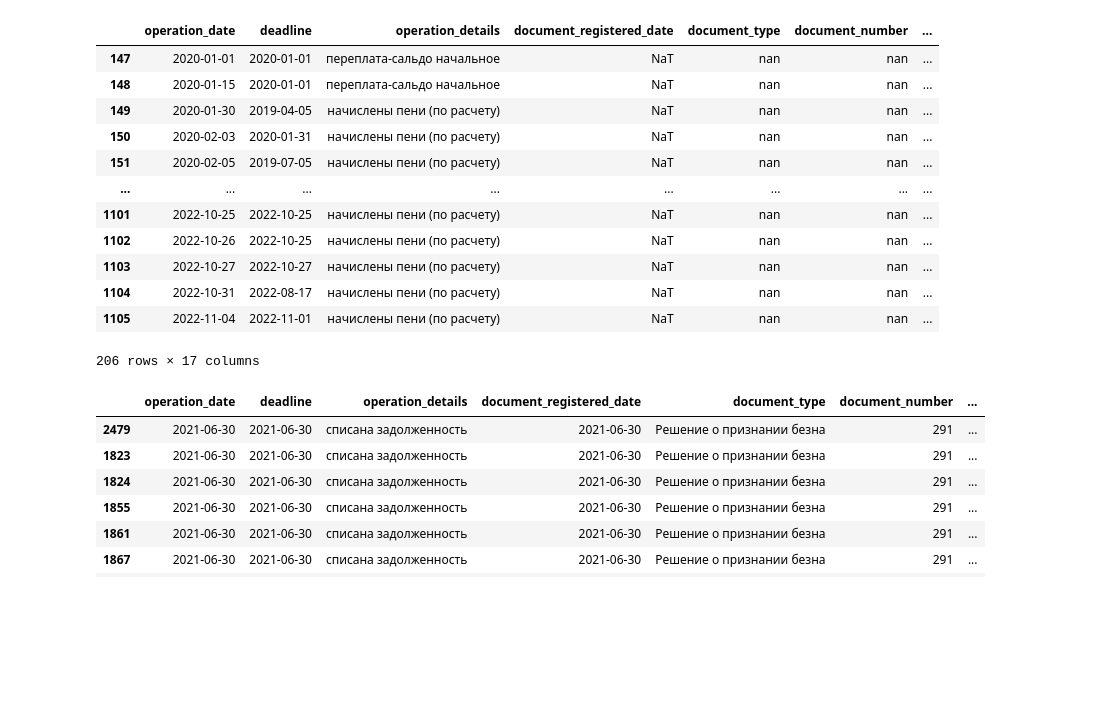
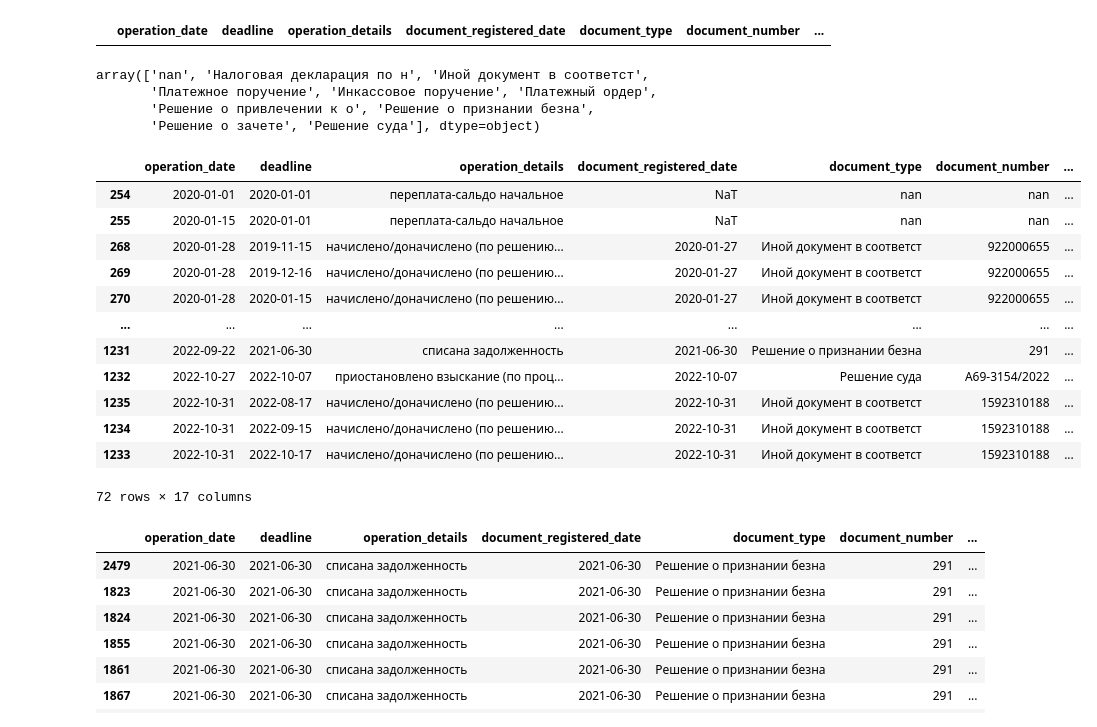
Before and after one commit to mxxlovescode/balanceTax, a Jupyter notebook: TaxBalance/mining.ipynb, the cells around one changed output. Cells and saved outputs as stored; diff of their text form; code cells hidden in the pictures; blank space fills up the shorter version.

```diff
--- a/TaxBalance/mining.ipynb
+++ b/TaxBalance/mining.ipynb
@@ -23,21 +24,34 @@ ufns_balance = taxbalance.UFNSTaxBalance.from_excel("data/Выписка опе
-# %%
-df = ufns_balance._tax_balance
+# %%
+ufns_balance.get_payments()
+# %% [output]
+|  | operation_date | deadline | operation_details | document_registered_date | document_type | document_number | ... |
+# %%
+df.document_type.unique()
+# %% [output]
+array(['nan', 'Налоговая декларация по н', 'Иной документ в соответст',
+       'Платежное поручение', 'Инкассовое поручение', 'Платежный ордер',
+       'Решение о привлечении к о', 'Решение о признании безна',
+       'Решение о зачете', 'Решение суда'], dtype=object)
 # %%
-df[(df['tax'] == 'НДФЛ') & (df['payment_type'] == 'Пеня')].sort_values(by='operation_date')
+mask =(df['tax'] == 'Страховые - ПФР') \
+      & (df['payment_type'] == 'Налог') \
+      &(df['document_type'] != 'Платежное поручение') \
+      & (df['document_type'] != 'Платежный ордер')
+df[mask].sort_values(by='operation_date')
 # %% [output]
 |  | operation_date | deadline | operation_details | document_registered_date | document_type | document_number | ... |
-| 147 | 2020-01-01 | 2020-01-01 | переплата-сальдо начальное | NaT | nan | nan | ... |
-| 148 | 2020-01-15 | 2020-01-01 | переплата-сальдо начальное | NaT | nan | nan | ... |
-| 149 | 2020-01-30 | 2019-04-05 | начислены пени (по расчету) | NaT | nan | nan | ... |
-| 150 | 2020-02-03 | 2020-01-31 | начислены пени (по расчету) | NaT | nan | nan | ... |
-| 151 | 2020-02-05 | 2019-07-05 | начислены пени (по расчету) | NaT | nan | nan | ... |
+| 254 | 2020-01-01 | 2020-01-01 | переплата-сальдо начальное | NaT | nan | nan | ... |
+| 255 | 2020-01-15 | 2020-01-01 | переплата-сальдо начальное | NaT | nan | nan | ... |
+| 268 | 2020-01-28 | 2019-11-15 | начислено/доначислено (по решению... | 2020-01-27 | Иной документ в соответст | 922000655 | ... |
+| 269 | 2020-01-28 | 2019-12-16 | начислено/доначислено (по решению... | 2020-01-27 | Иной документ в соответст | 922000655 | ... |
+| 270 | 2020-01-28 | 2020-01-15 | начислено/доначислено (по решению... | 2020-01-27 | Иной документ в соответст | 922000655 | ... |
 | ... | ... | ... | ... | ... | ... | ... | ... |
-| 1101 | 2022-10-25 | 2022-10-25 | начислены пени (по расчету) | NaT | nan | nan | ... |
-| 1102 | 2022-10-26 | 2022-10-25 | начислены пени (по расчету) | NaT | nan | nan | ... |
-| 1103 | 2022-10-27 | 2022-10-27 | начислены пени (по расчету) | NaT | nan | nan | ... |
-| 1104 | 2022-10-31 | 2022-08-17 | начислены пени (по расчету) | NaT | nan | nan | ... |
-| 1105 | 2022-11-04 | 2022-11-01 | начислены пени (по расчету) | NaT | nan | nan | ... |
+| 1231 | 2022-09-22 | 2021-06-30 | списана задолженность | 2021-06-30 | Решение о признании безна | 291 | ... |
+| 1232 | 2022-10-27 | 2022-10-07 | приостановлено взыскание (по проц... | 2022-10-07 | Решение суда | А69-3154/2022 | ... |
+| 1235 | 2022-10-31 | 2022-08-17 | начислено/доначислено (по решению... | 2022-10-31 | Иной документ в соответст | 1592310188 | ... |
+| 1234 | 2022-10-31 | 2022-09-15 | начислено/доначислено (по решению... | 2022-10-31 | Иной документ в соответст | 1592310188 | ... |
+| 1233 | 2022-10-31 | 2022-10-17 | начислено/доначислено (по решению... | 2022-10-31 | Иной документ в соответст | 1592310188 | ... |
-206 rows × 17 columns
+72 rows × 17 columns
 # %%
 df[(df['document_number'] == '291')].sort_values(by='operation_date')
 # %% [output]
```
Also changed, not shown: parts of 1 cell of this notebook, 2 other files.
